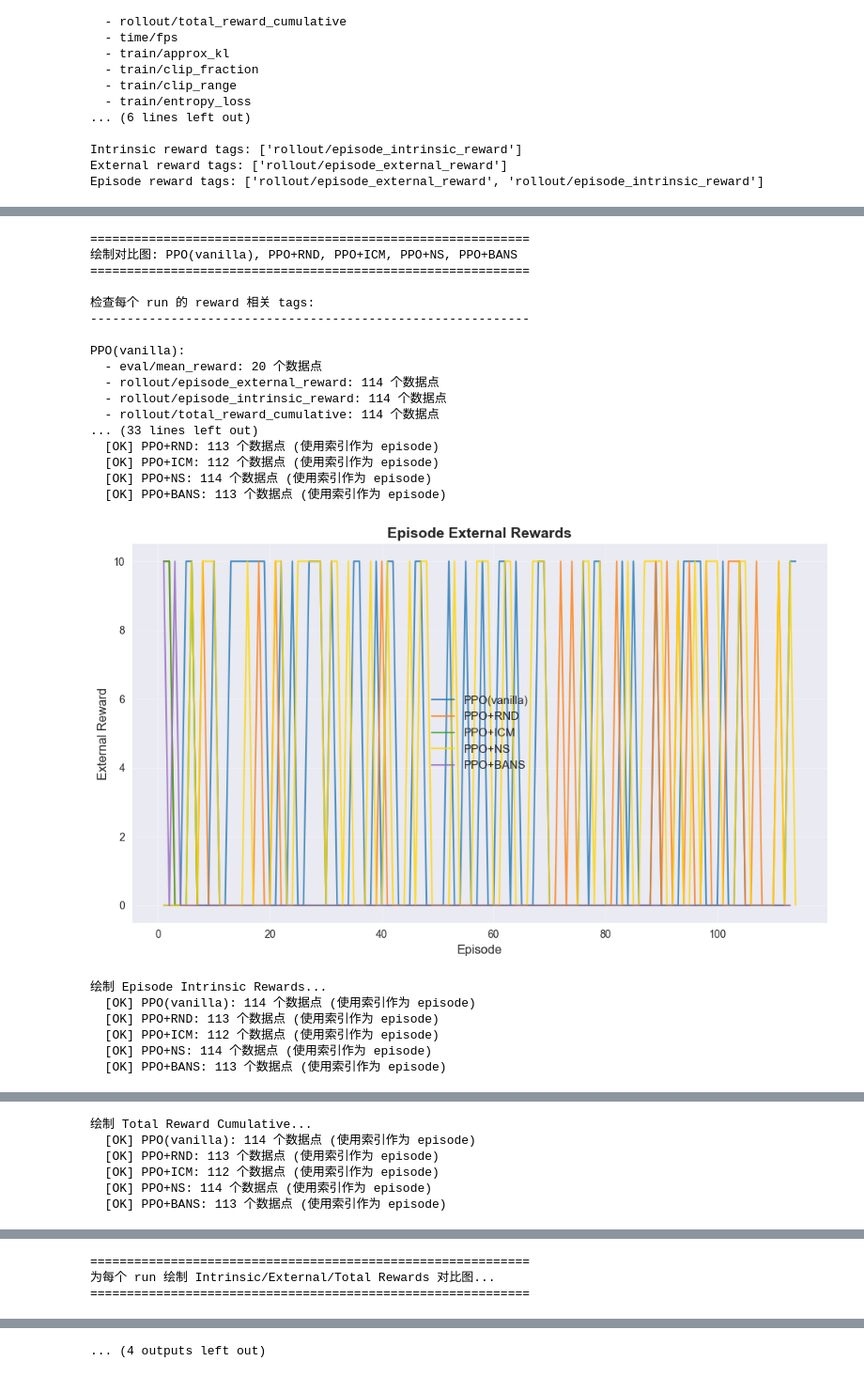
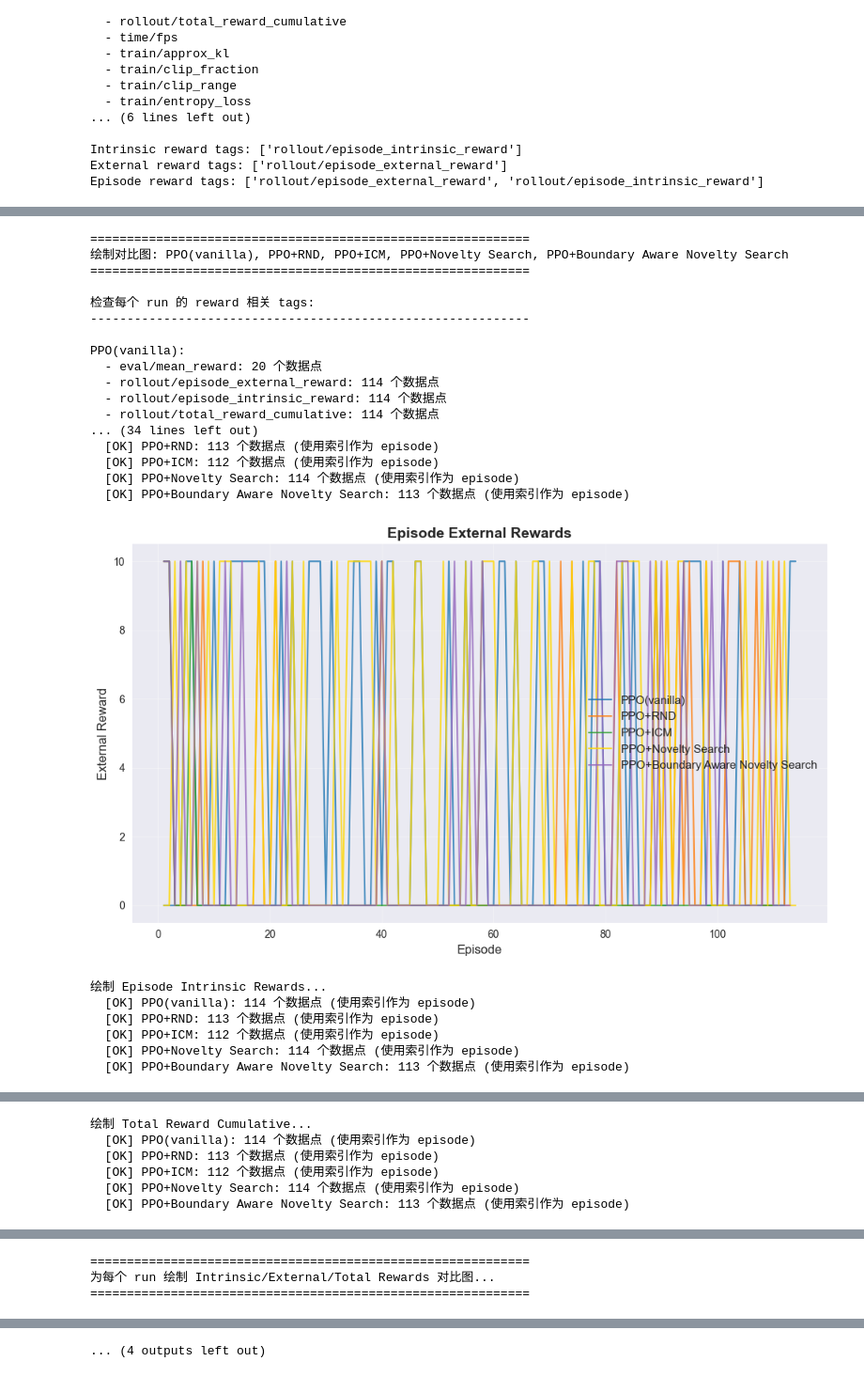
Before and after one commit to S-lijun/boundary-aware-novelty-search, a Jupyter notebook: boundary_ns_rl/TensorBoard_Procgen.ipynb, the cells around one changed output, grey strips where cells are left out. Shown at 94% size. Drawn from its saved outputs; the diff is of its cells as text; code cells hidden in the pictures.

Commit message:
ns/ boundary-aware ns update and beta update to 20

```diff
--- a/boundary_ns_rl/TensorBoard_Procgen.ipynb
+++ b/boundary_ns_rl/TensorBoard_Procgen.ipynb
@@ -43,9 +43,9 @@ RUNS = {
     # PPO+ICM（带 ICM 内在奖励）
     "procgen_maze_ppo_icm_1": os.path.join(LOGS_DIR, "procgen_maze_ppo_icm", "PPO_1"),
     # PPO+NS（Boundary Novelty Search）
-    "procgen_maze_ppo_ns_3": os.path.join(LOGS_DIR, "procgen_maze_ppo_ns", "PPO_3"),
+    "procgen_maze_ppo_ns_6": os.path.join(LOGS_DIR, "procgen_maze_ppo_ns", "PPO_6"),
     # PPO+BANS（Boundary Aware Novelty Search）
-    "procgen_maze_ppo_bans_1": os.path.join(LOGS_DIR, "procgen_maze_ppo_bans", "PPO_1"),
+    "procgen_maze_ppo_bans_7": os.path.join(LOGS_DIR, "procgen_maze_ppo_bans", "PPO_7"),
     # 如果有多个运行，可以添加更多
     # "procgen_maze_ppo_2": os.path.join(LOGS_DIR, "procgen_maze_ppo", "PPO_2"),
     # "procgen_maze_ppo_icm_2": os.path.join(LOGS_DIR, "procgen_maze_ppo_icm", "PPO_2"),
@@ -144,8 +144,8 @@ run_name_mapping = {
     "procgen_maze_ppo_2": "PPO(vanilla)",
     "procgen_maze_ppo_rnd_4": "PPO+RND",
     "procgen_maze_ppo_icm_1": "PPO+ICM",
-    "procgen_maze_ppo_ns_3": "PPO+NS",
-    "procgen_maze_ppo_bans_1": "PPO+BANS",
+    "procgen_maze_ppo_ns_6": "PPO+Novelty Search",
+    "procgen_maze_ppo_bans_7": "PPO+Boundary Aware Novelty Search",
 }
 
 # 固定颜色映射，便于区分曲线
@@ -153,8 +153,8 @@ color_map = {
     "PPO(vanilla)": "tab:blue",
     "PPO+RND": "tab:orange",
     "PPO+ICM": "tab:green",
-    "PPO+NS": "gold",
-    "PPO+BANS": "tab:purple",
+    "PPO+Novelty Search": "gold",
+    "PPO+Boundary Aware Novelty Search": "tab:purple",
 }
 
 def plot_tag_for_runs(tag, runs_dict, title=None, xlabel="Episode", ylabel=None):
@@ -266,8 +266,8 @@ comparison_runs = {
     "PPO(vanilla)": os.path.join(LOGS_DIR, "procgen_maze_ppo", "PPO_2"),
     "PPO+RND": os.path.join(LOGS_DIR, "procgen_maze_ppo_rnd", "PPO_4"),
     "PPO+ICM": os.path.join(LOGS_DIR, "procgen_maze_ppo_icm", "PPO_1"),
-    "PPO+NS": os.path.join(LOGS_DIR, "procgen_maze_ppo_ns", "PPO_1"),
-    "PPO+BANS": os.path.join(LOGS_DIR, "procgen_maze_ppo_bans", "PPO_1"),
+    "PPO+Novelty Search": os.path.join(LOGS_DIR, "procgen_maze_ppo_ns", "PPO_6"),
+    "PPO+Boundary Aware Novelty Search": os.path.join(LOGS_DIR, "procgen_maze_ppo_bans", "PPO_7"),
 }
 
 # 过滤出存在的运行
@@ -551,24 +551,24 @@ for run_name, run_path in RUNS.items():
 ============================================================
-绘制对比图: PPO(vanilla), PPO+RND, PPO+ICM, PPO+NS, PPO+BANS
+绘制对比图: PPO(vanilla), PPO+RND, PPO+ICM, PPO+Novelty Search, PPO+Boundary Aware Novelty Search
 ============================================================
 
 检查每个 run 的 reward 相关 tags:
 ------------------------------------------------------------
 
 PPO(vanilla):
   - eval/mean_reward: 20 个数据点
   - rollout/episode_external_reward: 114 个数据点
   - rollout/episode_intrinsic_reward: 114 个数据点
   - rollout/total_reward_cumulative: 114 个数据点
-... (33 lines left out)
+... (34 lines left out)
   [OK] PPO+RND: 113 个数据点 (使用索引作为 episode)
   [OK] PPO+ICM: 112 个数据点 (使用索引作为 episode)
-  [OK] PPO+NS: 114 个数据点 (使用索引作为 episode)
-  [OK] PPO+BANS: 113 个数据点 (使用索引作为 episode)
+  [OK] PPO+Novelty Search: 114 个数据点 (使用索引作为 episode)
+  [OK] PPO+Boundary Aware Novelty Search: 113 个数据点 (使用索引作为 episode)
-[figure, old version]
+[figure, new version]
 绘制 Episode Intrinsic Rewards...
   [OK] PPO(vanilla): 114 个数据点 (使用索引作为 episode)
   [OK] PPO+RND: 113 个数据点 (使用索引作为 episode)
   [OK] PPO+ICM: 112 个数据点 (使用索引作为 episode)
-  [OK] PPO+NS: 114 个数据点 (使用索引作为 episode)
-  [OK] PPO+BANS: 113 个数据点 (使用索引作为 episode)
+  [OK] PPO+Novelty Search: 114 个数据点 (使用索引作为 episode)
+  [OK] PPO+Boundary Aware Novelty Search: 113 个数据点 (使用索引作为 episode)
@@ -577,5 +577,5 @@ PPO(vanilla):
   [OK] PPO(vanilla): 114 个数据点 (使用索引作为 episode)
   [OK] PPO+RND: 113 个数据点 (使用索引作为 episode)
   [OK] PPO+ICM: 112 个数据点 (使用索引作为 episode)
-  [OK] PPO+NS: 114 个数据点 (使用索引作为 episode)
-  [OK] PPO+BANS: 113 个数据点 (使用索引作为 episode)
+  [OK] PPO+Novelty Search: 114 个数据点 (使用索引作为 episode)
+  [OK] PPO+Boundary Aware Novelty Search: 113 个数据点 (使用索引作为 episode)
```
Also changed, not shown: parts of 3 cells of this notebook, 14 other files.
